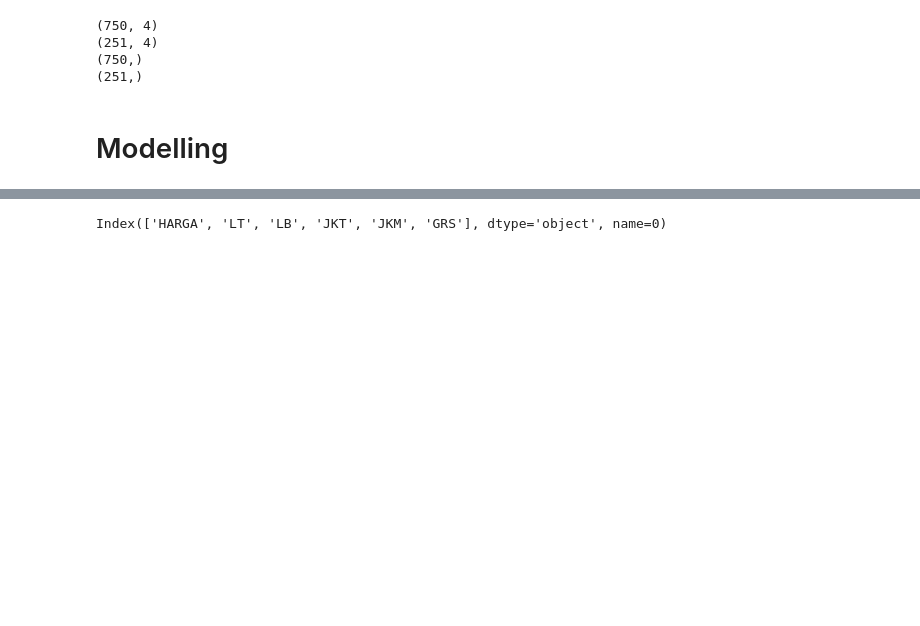
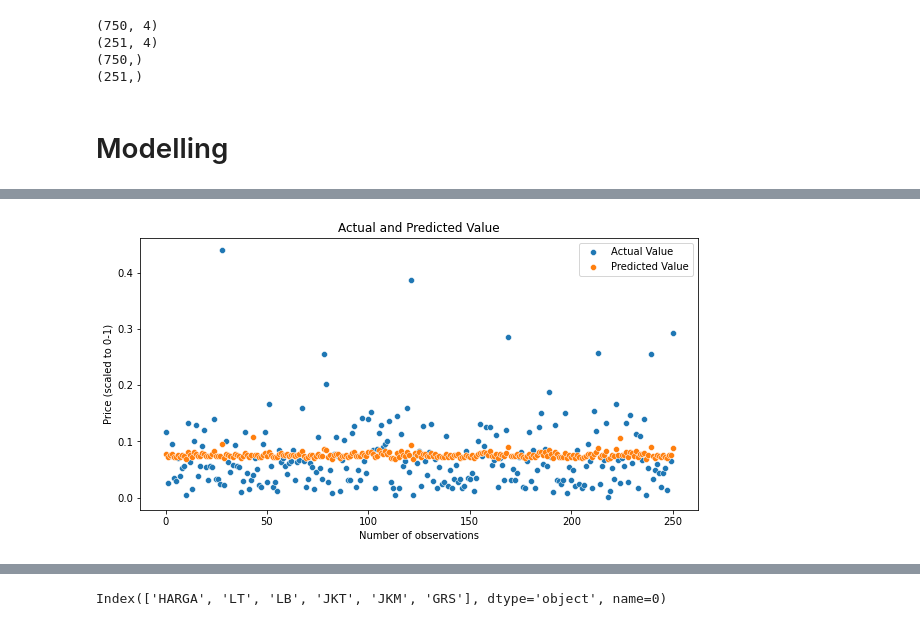
Before and after one commit to adhamerlangga/indonesia-house-price-prediction, a Jupyter notebook: house_price_prediction_with_linear_regression.ipynb, the cells around one changed output, grey strips where cells are left out. Drawn from its saved outputs; the diff is of its cells as text; code cells hidden in the pictures; blank space fills up the shorter version.

Commit message:
add scatterplot &  histogram for prediction errors

```diff
--- a/house_price_prediction_with_linear_regression.ipynb
+++ b/house_price_prediction_with_linear_regression.ipynb
@@ -204,0 +229,13 @@ mean_absolute_error(y_pred, y_test)
+# %%
+fig, ax = plt.subplots()
+fig.set_size_inches(10,5)
+ax1 = sns.scatterplot(x = range(len(y_test)), y = y_test, label = 'Actual Value')
+ax2 = sns.scatterplot(x = range(len(y_pred)), y = y_pred, label = 'Predicted Value')
+
+plt.title('Actual and Predicted Value')
+plt.xlabel('Number of observations')
+plt.ylabel('Price (scaled to 0-1)')
+plt.legend()
+plt.show()
+# %% [output]
+[figure, added]
```
Also changed, not shown: parts of 9 cells of this notebook.
